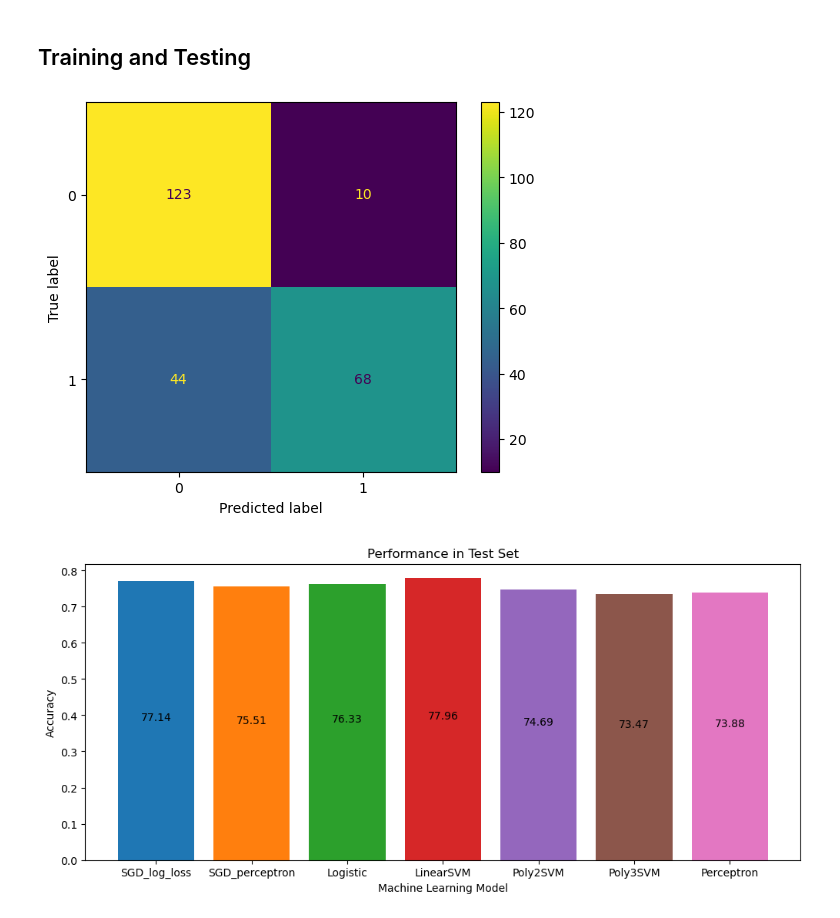
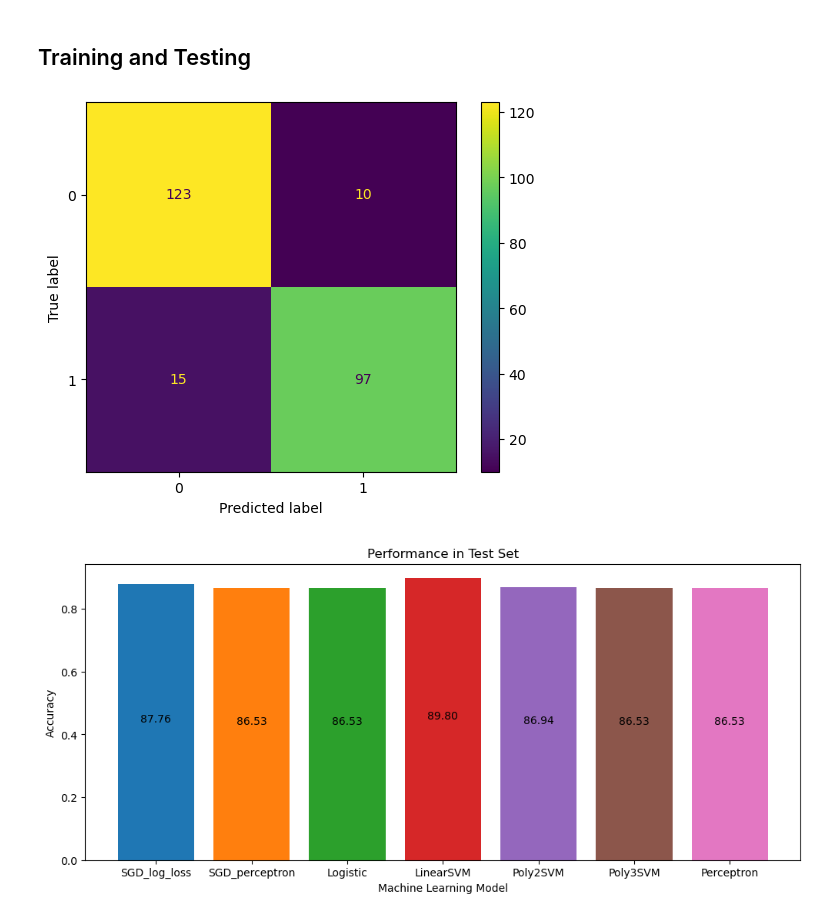
Before and after one commit to ishaansingh99/NLP_FAKE_NEWS_PROJECT, a Jupyter notebook: Project_Code.ipynb, the cells around one changed output. Drawn from its saved outputs; the diff is of its cells as text; code cells hidden in the pictures.

```diff
--- a/Project_Code.ipynb
+++ b/Project_Code.ipynb
@@ -13,7 +13,6 @@ The dataset has been downloaded already, but it needs to be imported from the JS
 skip = True
 title = []
 text = []
-url = []
 labels = []
 
 #Getting fake news
@@ -32,7 +31,6 @@ for x in os.walk("fakenewsnet_dataset/politifact/fake"):
         if o["text"] != "":
             title.append(o["title"])
             text.append(o["text"])
-            url.append(o["url"])
             labels.append(1)
     except Exception:
         continue
@@ -52,7 +50,6 @@ for x in os.walk("fakenewsnet_dataset/politifact/real"):
         if o["text"] != "":
             title.append(o["title"])
             text.append(o["text"])
-            url.append(o["url"])
             labels.append(0)
     except Exception:
         continue
@@ -314,30 +311,30 @@ plt.show()
 # %%
 from sklearn.metrics import ConfusionMatrixDisplay
 
 #Getting feature matrices
-X_train_features, X_test_features = FeatureExtraction(X_train,X_test,2,3,max_df=bestMaxDf,min_df=bestMinDf)
+X_train_features, X_test_features = FeatureExtraction(X_train,X_test,bestM,bestN,max_df=bestMaxDf,min_df=bestMinDf)
 
 #Classification
 methods = ['SGD_log_loss','SGD_perceptron','Logistic','LinearSVM','Poly2SVM','Poly3SVM','Perceptron']
 scores = []
 for method in methods:
     pred_train_labels, pred_test_labels = Classify(X_train_features,X_test_features,y_train,method=method)
     scores.append(accuracy_score(y_test,pred_test_labels))
 
     #Example confusion matrix, see report for clarification
     if method == 'LinearSVM':
         ConfusionMatrixDisplay.from_predictions(y_test,pred_test_labels)
 
 #Plotting accuracy in test set
 plt.figure(figsize=(12,5))
 for i in range(len(methods)):
     plt.bar(methods[i],scores[i],0.8)
     plt.text(i,scores[i]/2,"%.2f" % (scores[i] * 100),ha="center")
 
 plt.title("Performance in Test Set")
 plt.xlabel("Machine Learning Model")
 plt.ylabel("Accuracy")
 plt.show()
 # %% [output]
-[figure, old version]
+[figure, new version]
-[figure, old version]
+[figure, new version]
```
Also changed, not shown: parts of 1 cell of this notebook, 1 other file.
